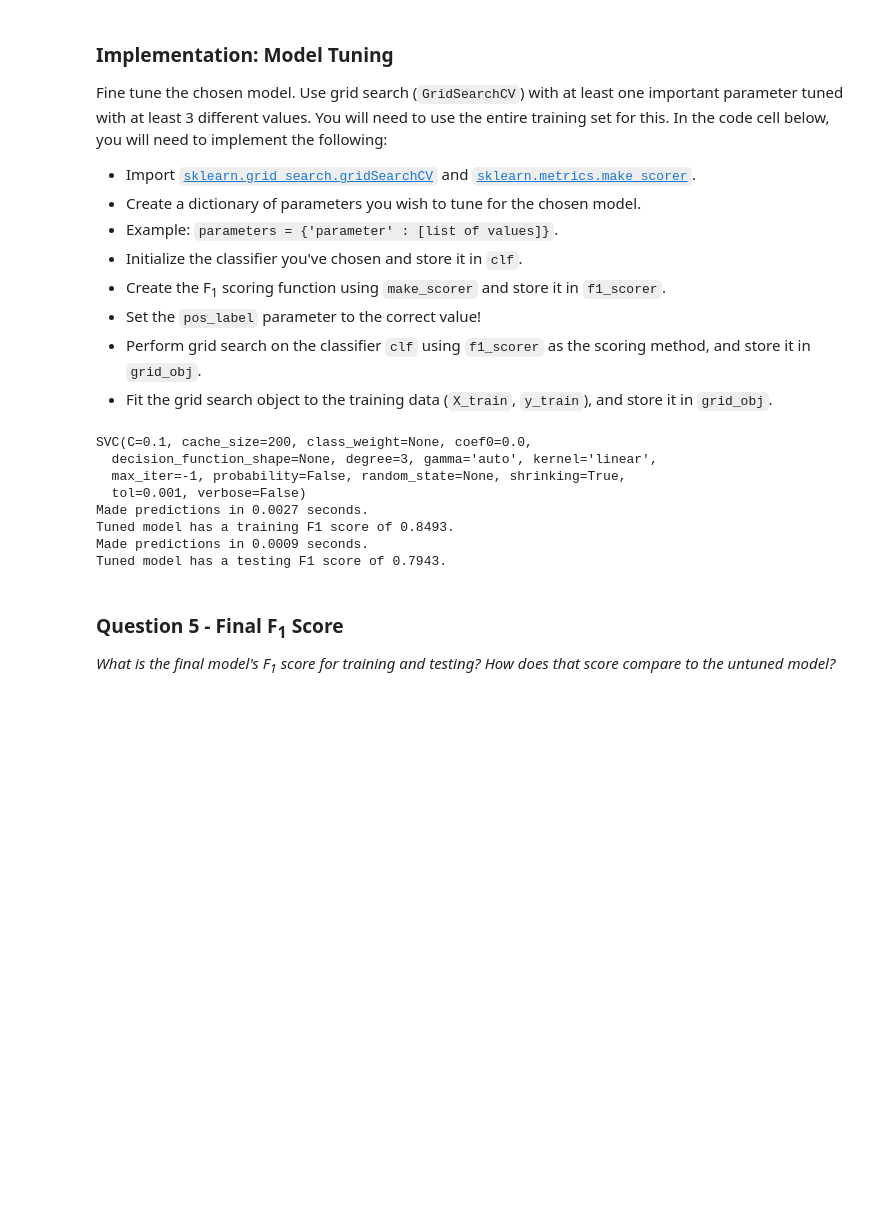
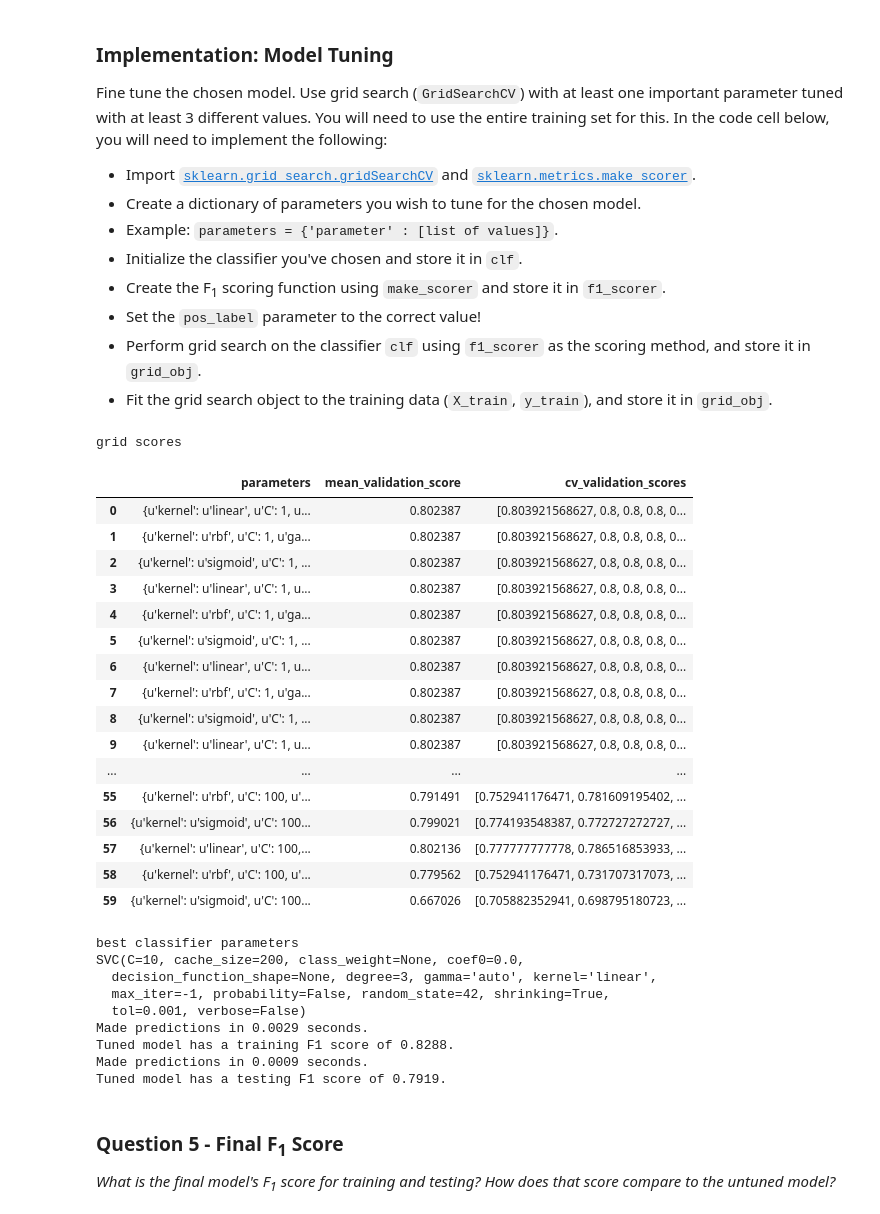
Before and after one commit to dwang68/machine-learning, a Jupyter notebook: projects/student_intervention/student_intervention.ipynb, the cells around one changed output. Drawn from its saved outputs; the diff is of its cells as text; code cells hidden in the pictures; blank space fills up the shorter version.

```diff
--- a/projects/student_intervention/student_intervention.ipynb
+++ b/projects/student_intervention/student_intervention.ipynb
@@ -168,7 +168,7 @@ num_train = 300
 num_test = X_all.shape[0] - num_train
 
 # TODO: Shuffle and split the dataset into the number of training and testing points above
-X_train, X_test, y_train, y_test = train_test_split(X_all, y_all, train_size=num_train, random_state=42)
+X_train, X_test, y_train, y_test = train_test_split(X_all, y_all, train_size=num_train, stratify=y_all, random_state=42)
 
 # Show the results of the split
 print "Training set has {} samples.".format(X_train.shape[0])
@@ -395,44 +401,73 @@ Fine tune the chosen model. Use grid search (`GridSearchCV`) with at least one i
 # %%
 # TODO: Import 'GridSearchCV' and 'make_scorer'
 from sklearn.grid_search import GridSearchCV
 from sklearn.metrics import make_scorer
 
 # TODO: Create the parameters list you wish to tune
 #The gamma parameters can be seen as the inverse of the radius of influence of samples selected by the model as support vectors.
 #The higher the gamma, the less influence the further points from decision boundary have
 #C is the tradeoff between smoothness and correctness of classification for traning dataset
-parameters = {'kernel': ['linear', 'rbf', 'poly', 'sigmoid'], 'C':[0.1, 0.2, 0.3, 0.5, 1, 10]}
+parameters = {'kernel': ['linear', 'rbf', 'sigmoid'], 'C':[1, 5, 10, 100], 'gamma': ['auto', 0, 0.1, 0.5, 1]}
+
+#Normalize the features
+from sklearn.preprocessing import Normalizer
+normer = Normalizer()
+X_train = normer.fit_transform(X_train)
+X_test = normer.transform(X_test)
 
 # TODO: Initialize the classifier
 from sklearn.svm import SVC
-clf = SVC()
+clf = SVC(random_state=42)
 
 # TODO: Make an f1 scoring function using 'make_scorer'
 from sklearn.metrics import f1_score
-f_one_scorer = make_scorer(f1_score, pos_label='yes')
+f_one_scorer = make_scorer(f1_score, pos_label='yes', average='binary')
 
 # TODO: Perform grid search on the classifier using the f1_scorer as the scoring method
-grid_obj = GridSearchCV(clf, parameters, scoring=f_one_scorer)
+grid_obj = GridSearchCV(clf, parameters, scoring=f_one_scorer, cv=5)
 
 # TODO: Fit the grid search object to the training data and find the optimal parameters
 grid_obj = grid_obj.fit(X_train_300, y_train_300)
+from IPython.display import display
+print "grid scores"
+display(pd.DataFrame(grid_obj.grid_scores_))
 
 # Get the estimator
 clf = grid_obj.best_estimator_
+print "best classifier parameters"
 print clf
 
 # Report the final F1 score for training and testing after parameter tuning
 print "Tuned model has a training F1 score of {:.4f}.".format(predict_labels(clf, X_train, y_train))
 print "Tuned model has a testing F1 score of {:.4f}.".format(predict_labels(clf, X_test, y_test))
 # %% [output]
-SVC(C=0.1, cache_size=200, class_weight=None, coef0=0.0,
-  decision_function_shape=None, degree=3, gamma='auto', kernel='linear',
-  max_iter=-1, probability=False, random_state=None, shrinking=True,
-  tol=0.001, verbose=False)
-Made predictions in 0.0027 seconds.
-Tuned model has a training F1 score of 0.8493.
-Made predictions in 0.0009 seconds.
-Tuned model has a testing F1 score of 0.7943.
+grid scores
+|  | parameters | mean_validation_score | cv_validation_scores |
+| 0 | {u'kernel': u'linear', u'C': 1, u... | 0.802387 | [0.803921568627, 0.8, 0.8, 0.8, 0... |
+| 1 | {u'kernel': u'rbf', u'C': 1, u'ga... | 0.802387 | [0.803921568627, 0.8, 0.8, 0.8, 0... |
+| 2 | {u'kernel': u'sigmoid', u'C': 1, ... | 0.802387 | [0.803921568627, 0.8, 0.8, 0.8, 0... |
+| 3 | {u'kernel': u'linear', u'C': 1, u... | 0.802387 | [0.803921568627, 0.8, 0.8, 0.8, 0... |
+| 4 | {u'kernel': u'rbf', u'C': 1, u'ga... | 0.802387 | [0.803921568627, 0.8, 0.8, 0.8, 0... |
+| 5 | {u'kernel': u'sigmoid', u'C': 1, ... | 0.802387 | [0.803921568627, 0.8, 0.8, 0.8, 0... |
+| 6 | {u'kernel': u'linear', u'C': 1, u... | 0.802387 | [0.803921568627, 0.8, 0.8, 0.8, 0... |
+| 7 | {u'kernel': u'rbf', u'C': 1, u'ga... | 0.802387 | [0.803921568627, 0.8, 0.8, 0.8, 0... |
+| 8 | {u'kernel': u'sigmoid', u'C': 1, ... | 0.802387 | [0.803921568627, 0.8, 0.8, 0.8, 0... |
+| 9 | {u'kernel': u'linear', u'C': 1, u... | 0.802387 | [0.803921568627, 0.8, 0.8, 0.8, 0... |
+| ... | ... | ... | ... |
+| 55 | {u'kernel': u'rbf', u'C': 100, u'... | 0.791491 | [0.752941176471, 0.781609195402, ... |
+| 56 | {u'kernel': u'sigmoid', u'C': 100... | 0.799021 | [0.774193548387, 0.772727272727, ... |
+| 57 | {u'kernel': u'linear', u'C': 100,... | 0.802136 | [0.777777777778, 0.786516853933, ... |
+| 58 | {u'kernel': u'rbf', u'C': 100, u'... | 0.779562 | [0.752941176471, 0.731707317073, ... |
+| 59 | {u'kernel': u'sigmoid', u'C': 100... | 0.667026 | [0.705882352941, 0.698795180723, ... |
+best classifier parameters
+SVC(C=10, cache_size=200, class_weight=None, coef0=0.0,
+  decision_function_shape=None, degree=3, gamma='auto', kernel='linear',
+  max_iter=-1, probability=False, random_state=42, shrinking=True,
+  tol=0.001, verbose=False)
+Made predictions in 0.0029 seconds.
+Tuned model has a training F1 score of 0.8288.
+Made predictions in 0.0009 seconds.
+Tuned model has a testing F1 score of 0.7919.
 # %% [markdown]
 ### Question 5 - Final F<sub>1</sub> Score
 *What is the final model's F<sub>1</sub> score for training and testing? How does that score compare to the untuned model?*
```
Also changed, not shown: parts of 5 cells of this notebook, 1 other file.
